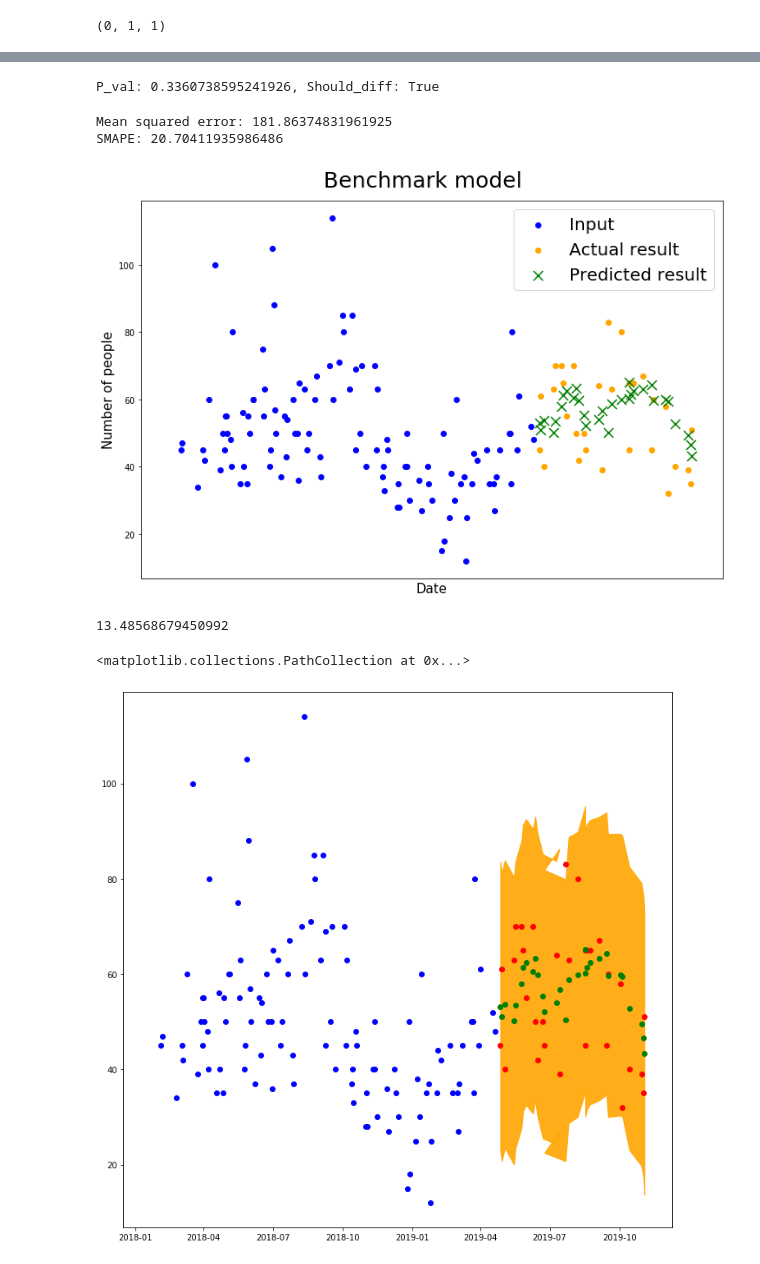
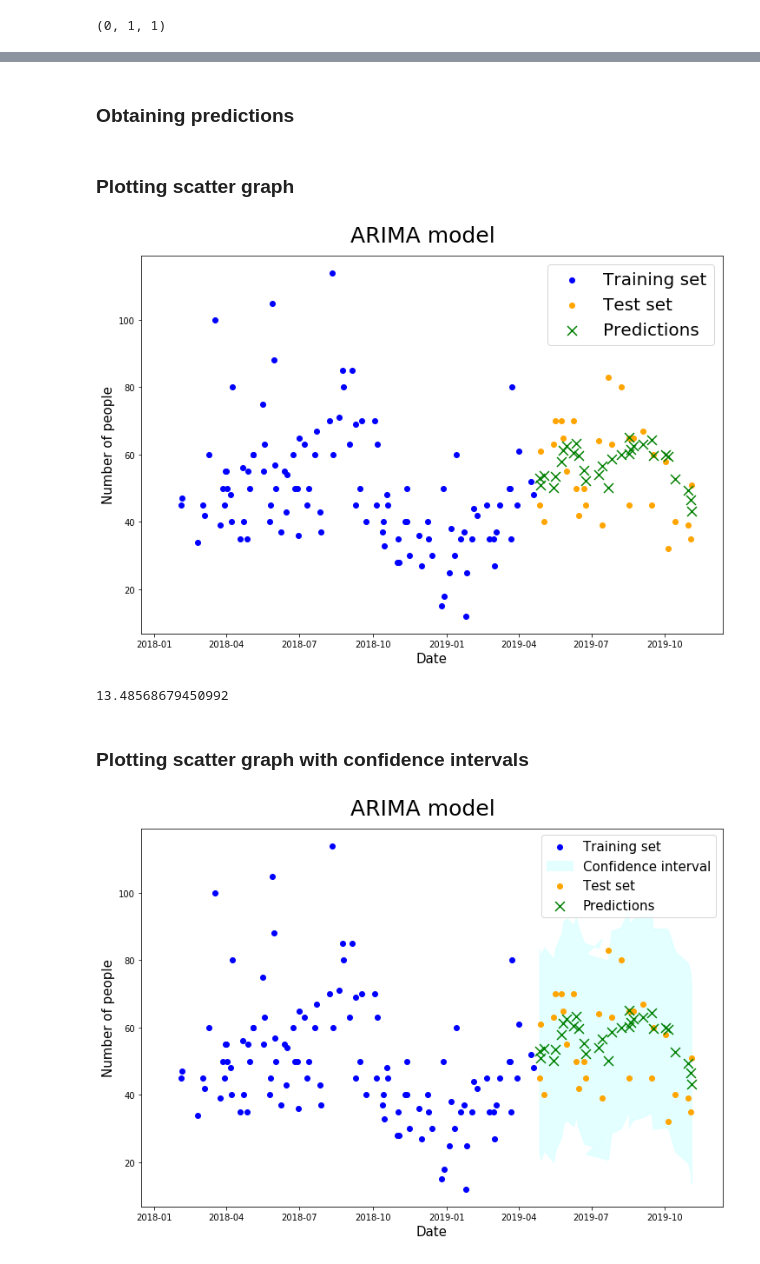
Before and after one commit to kamransoomro84/souper-duper, a Jupyter notebook: notebooks/Time series model analysis.ipynb, the cells around one changed output, grey strips where cells are left out. Cells and saved outputs as stored; diff of their text form; code cells hidden in the pictures.

```diff
--- a/notebooks/Time series model analysis.ipynb
+++ b/notebooks/Time series model analysis.ipynb
@@ -9,5 +15,5 @@ from math import sqrt
 # %%
-data = pd.read_csv('BSRT Client Numbers.csv',index_col=0,parse_dates=True)
+data = pd.read_csv(os.path.join('initial_data','BSRT Client Numbers.csv'),index_col=0,parse_dates=True)
 data.head()
 # %% [output]
 |  | 1st drop | 2nd drop |
@@ -157,8 +172,6 @@ plt.show()
 # %%
-from pmdarima.arima import ndiffs
-
-kpss_diffs = ndiffs(train.Count, alpha=0.05, test='kpss', max_d=6)
-adf_diffs = ndiffs(train.Count, alpha=0.05, test='adf', max_d=6)
+kpss_diffs = pm.arima.ndiffs(train.Count, alpha=0.05, test='kpss', max_d=6)
+adf_diffs = pm.arima.ndiffs(train.Count, alpha=0.05, test='adf', max_d=6)
 n_diffs = max(adf_diffs, kpss_diffs)
 
 print(f"Estimated differencing term: {n_diffs}")
@@ -191,18 +200,7 @@ pm.plot_acf(test.Count)
-# %%
-from pmdarima.arima.stationarity import ADFTest
-
-# Test whether we should difference at the alpha=0.05
-# significance level
-adf_test = ADFTest(alpha=0.05)
-p_val, should_diff = adf_test.should_diff(train.Count)
-print('P_val: {}, Should_diff: {}'.format(p_val,should_diff))
-# %% [output]
-P_val: 0.3360738595241926, Should_diff: True
+# %% [markdown]
+### Obtaining predictions
 # %%
-from sklearn.metrics import mean_squared_error
-from pmdarima.metrics import smape
-
-model = auto  # seeded from the model we've already fit
+model = auto
 
 def forecast_one_step():
     fc, conf_int = model.predict(n_periods=1, return_conf_int=True)
@@ -217,48 +215,46 @@ for new_ob in test.Count:
     fc, conf = forecast_one_step()
     forecasts.append(fc)
     confidence_intervals.append(conf)
-
-    # Updates the existing model with a small number of MLE steps
     model.update(new_ob)
-
-print(f"Mean squared error: {mean_squared_error(test.Count, forecasts)}")
-print(f"SMAPE: {smape(test.Count, forecasts)}")
-# %% [output]
-Mean squared error: 181.86374831961925
-SMAPE: 20.70411935986486
+# %% [markdown]
+### Plotting scatter graph
 # %%
 plt.figure(figsize=(12, 8))
-
-plt.scatter(train.index, train.Count, color='blue',label='Input')
-plt.scatter(test.index, test.Count, color='orange',label='Actual result')
-plt.scatter(test.index, forecasts, color='green',label='Predicted result',marker='x',s=120)
-plt.suptitle('Benchmark model', x=.5, y=0.94, fontsize=25)
-plt.xticks([])
+plt.scatter(train.index, train.Count, color='blue',label='Training set')
+plt.scatter(test.index, test.Count, color='orange',label='Test set')
+plt.scatter(test.index, forecasts, color='green',label='Predictions',marker='x',s=120)
+plt.suptitle('ARIMA model', x=.5, y=0.94, fontsize=25)
 plt.xlabel('Date', fontsize=15)
 plt.ylabel('Number of people', fontsize=15)
 plt.legend(prop={'size': 20})
-plt.savefig('benchmark.png')
+plt.savefig('arima_scatter.png')
 plt.show()
 # %% [output]
-[figure, old version]
+[figure, new version]
 # %%
 rms = sqrt(mean_squared_error(test.Count, forecasts))
 print(rms)
 # %% [output]
 13.48568679450992
+# %% [markdown]
+### Plotting scatter graph with confidence intervals
 # %%
-plt.figure(figsize=(12, 12))
+plt.figure(figsize=(12, 8))
 
-plt.scatter(train.index, train.Count, color='blue')
-
+plt.scatter(train.index, train.Count, color='blue',label='Training set')
 
 conf_int = np.asarray(confidence_intervals)
 plt.fill_between(test.index,
                      conf_int[:, 0], conf_int[:, 1],
-                     alpha=0.9, color='orange',
-                     label="Confidence Intervals")
-plt.scatter(test.index, test.Count, color='red')
-plt.scatter(test.index, forecasts, color='green')
+                     alpha=0.9, color='lightcyan',
+                     label="Confidence interval")
+
+plt.scatter(test.index, test.Count, color='orange',label='Test set')
+plt.scatter(test.index, forecasts, color='green',label='Predictions',marker='x',s=120)
+plt.suptitle('ARIMA model', x=.5, y=0.94, fontsize=25)
+plt.xlabel('Date', fontsize=15)
+plt.ylabel('Number of people', fontsize=15)
+plt.legend(prop={'size': 15})
+plt.show()
 # %% [output]
-<matplotlib.collections.PathCollection at 0x...>
-[figure, old version]
+[figure, new version]
```
Also changed, not shown: parts of 17 cells of this notebook, 1 other file.
